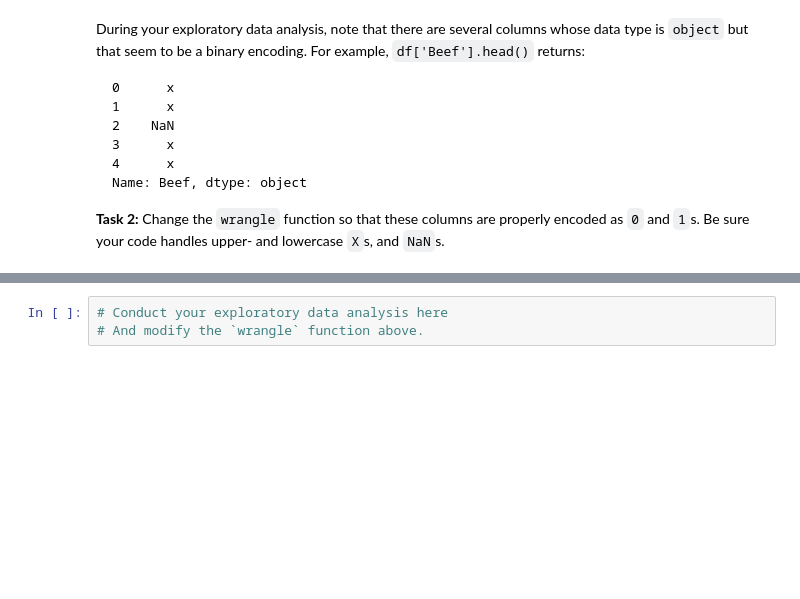
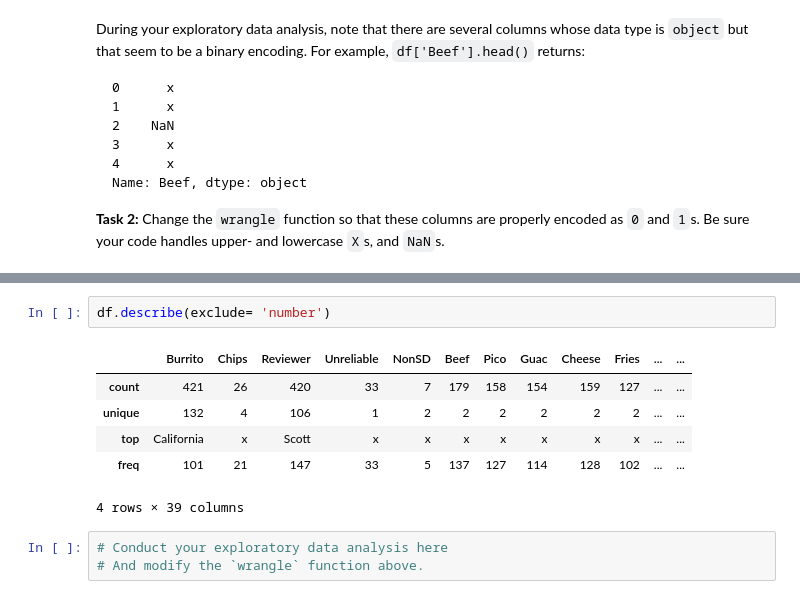
Before and after one commit to sikoh/DS-Linear-Models, a Jupyter notebook: Logistic-Regression/DS_LogisticRegression_Homework.ipynb, the cells around one changed output, grey strips where cells are left out. Saved outputs shown, nothing was run; the diff lists cells and outputs as text; blank space fills up the shorter version.

```diff
--- a/Logistic-Regression/DS_LogisticRegression_Homework.ipynb
+++ b/Logistic-Regression/DS_LogisticRegression_Homework.ipynb
@@ -91,3 +151,12 @@ Name: Beef, dtype: object
+# %%
+df.describe(exclude= 'number')
+# %% [output]
+|  | Burrito | Chips | Reviewer | Unreliable | NonSD | Beef | Pico | Guac | Cheese | Fries | ... | ... |
+| count | 421 | 26 | 420 | 33 | 7 | 179 | 158 | 154 | 159 | 127 | ... | ... |
+| unique | 132 | 4 | 106 | 1 | 2 | 2 | 2 | 2 | 2 | 2 | ... | ... |
+| top | California | x | Scott | x | x | x | x | x | x | x | ... | ... |
+| freq | 101 | 21 | 147 | 33 | 5 | 137 | 127 | 114 | 128 | 102 | ... | ... |
+4 rows × 39 columns
 # %%
 # Conduct your exploratory data analysis here
 # And modify the `wrangle` function above.
```
Also changed, not shown: parts of 24 cells of this notebook.
